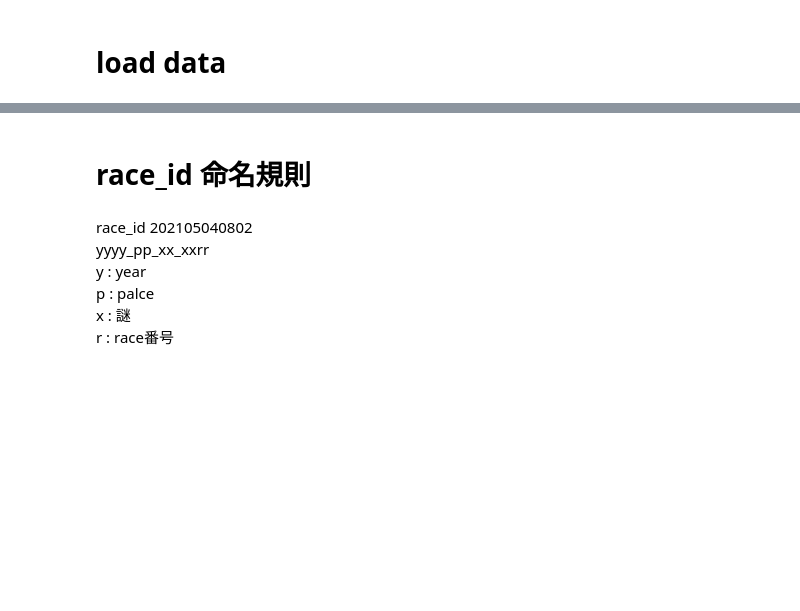
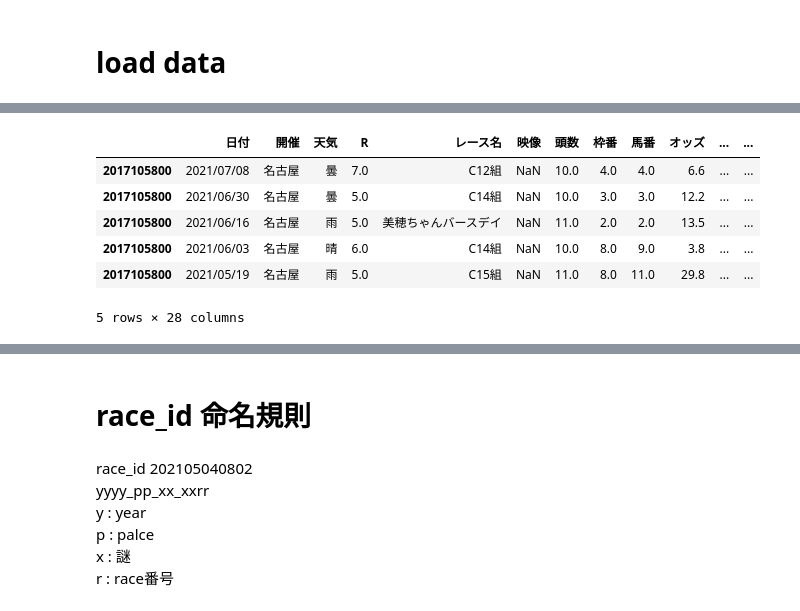
Before and after one commit to yodarjeering/horse_tmp, a Jupyter notebook: main.ipynb, the cells around one changed output, grey strips where cells are left out. Drawn from its saved outputs; the diff is of its cells as text; code cells hidden in the pictures; blank space fills up the shorter version.

```diff
--- a/main.ipynb
+++ b/main.ipynb
@@ -37,0 +57,16 @@ return_tables.rename(columns={'0':0,'1':1,'2':2,'3':3},inplace=True)
+# %%
+"""
+    馬の過去の全戦績を記したテーブル
+    horse_results.index : Int64Index, index は horse_id
+    indexはhorse_id
+    こちらも, index だけでは一意にレコードが定まらないので注意
+"""
+horse_results.head()
+# %% [output]
+|  | 日付 | 開催 | 天気 | R | レース名 | 映像 | 頭数 | 枠番 | 馬番 | オッズ | ... | ... |
+| 2017105800 | 2021/07/08 | 名古屋 | 曇 | 7.0 | C12組 | NaN | 10.0 | 4.0 | 4.0 | 6.6 | ... | ... |
+| 2017105800 | 2021/06/30 | 名古屋 | 曇 | 5.0 | C14組 | NaN | 10.0 | 3.0 | 3.0 | 12.2 | ... | ... |
+| 2017105800 | 2021/06/16 | 名古屋 | 雨 | 5.0 | 美穂ちゃんバースデイ | NaN | 11.0 | 2.0 | 2.0 | 13.5 | ... | ... |
+| 2017105800 | 2021/06/03 | 名古屋 | 晴 | 6.0 | C14組 | NaN | 10.0 | 8.0 | 9.0 | 3.8 | ... | ... |
+| 2017105800 | 2021/05/19 | 名古屋 | 雨 | 5.0 | C15組 | NaN | 11.0 | 8.0 | 11.0 | 29.8 | ... | ... |
+5 rows × 28 columns
```
Also changed, not shown: parts of 10 cells of this notebook.
